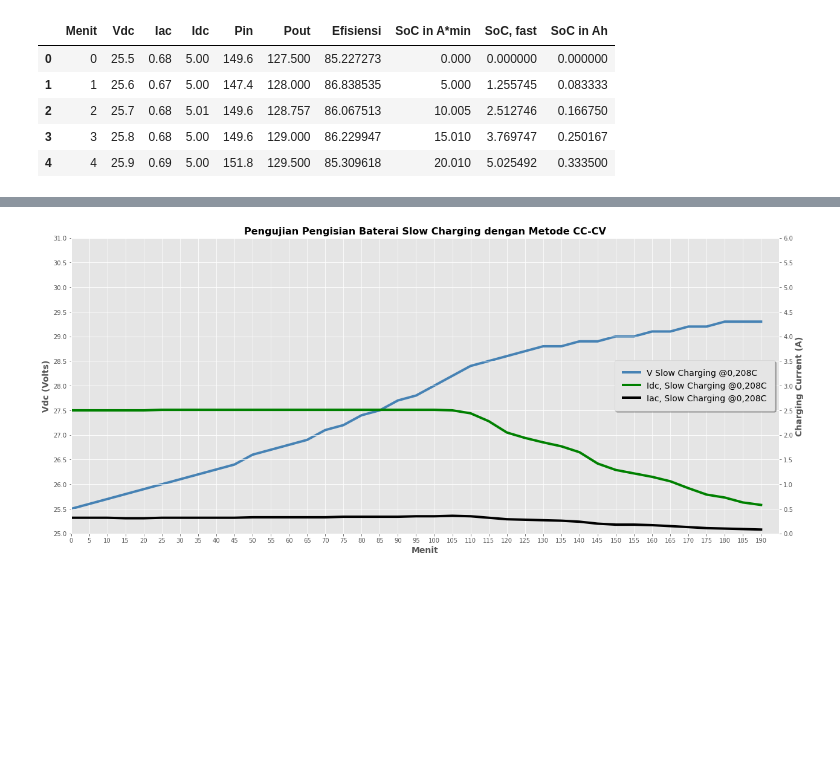
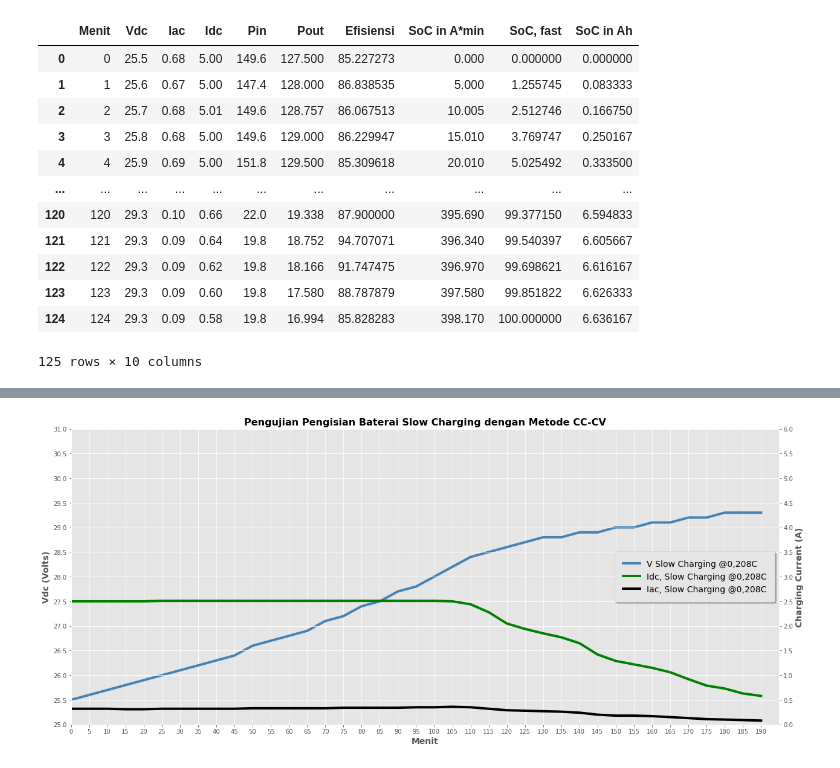
Before and after one commit to FelixIG15/ThesisDataViz, a Jupyter notebook: DataVisualization.ipynb, the cells around one changed output, grey strips where cells are left out. Saved outputs shown, nothing was run; the diff lists cells and outputs as text; code cells hidden in the pictures; blank space fills up the shorter version.

```diff
--- a/DataVisualization.ipynb
+++ b/DataVisualization.ipynb
@@ -4,6 +8,6 @@ import os
 # %%
 current_working_dir = os.getcwd()
-file_path = os.path.join(current_working_dir, 'folder_baru/Skripsi.xlsx' )
+file_path = os.path.join(current_working_dir, 'data/Skripsi.xlsx' )
 # %%
 data_fast = pd.read_excel(file_path,sheet_name=0)
 data_slow = pd.read_excel(file_path,sheet_name=1)
@@ -20,12 +24,19 @@ df_slow.dropna(inplace=True, axis=0)
 df_fast["SoC in Ah"] = df_fast["SoC in A*min"]/60
 df_slow["SoC in Ah"] = df_slow["SoC in A*min"]/60
 # %%
-df_fast.head()
+df_fast
 # %% [output]
 |  | Menit | Vdc | Iac | Idc | Pin | Pout | Efisiensi | SoC in A*min | SoC, fast | SoC in Ah |
 | 0 | 0 | 25.5 | 0.68 | 5.00 | 149.6 | 127.500 | 85.227273 | 0.000 | 0.000000 | 0.000000 |
 | 1 | 1 | 25.6 | 0.67 | 5.00 | 147.4 | 128.000 | 86.838535 | 5.000 | 1.255745 | 0.083333 |
 | 2 | 2 | 25.7 | 0.68 | 5.01 | 149.6 | 128.757 | 86.067513 | 10.005 | 2.512746 | 0.166750 |
 | 3 | 3 | 25.8 | 0.68 | 5.00 | 149.6 | 129.000 | 86.229947 | 15.010 | 3.769747 | 0.250167 |
 | 4 | 4 | 25.9 | 0.69 | 5.00 | 151.8 | 129.500 | 85.309618 | 20.010 | 5.025492 | 0.333500 |
+| ... | ... | ... | ... | ... | ... | ... | ... | ... | ... | ... |
+| 120 | 120 | 29.3 | 0.10 | 0.66 | 22.0 | 19.338 | 87.900000 | 395.690 | 99.377150 | 6.594833 |
+| 121 | 121 | 29.3 | 0.09 | 0.64 | 19.8 | 18.752 | 94.707071 | 396.340 | 99.540397 | 6.605667 |
+| 122 | 122 | 29.3 | 0.09 | 0.62 | 19.8 | 18.166 | 91.747475 | 396.970 | 99.698621 | 6.616167 |
+| 123 | 123 | 29.3 | 0.09 | 0.60 | 19.8 | 17.580 | 88.787879 | 397.580 | 99.851822 | 6.626333 |
+| 124 | 124 | 29.3 | 0.09 | 0.58 | 19.8 | 16.994 | 85.828283 | 398.170 | 100.000000 | 6.636167 |
+125 rows × 10 columns
 # %%
```
Also changed, not shown: parts of 19 cells of this notebook.
